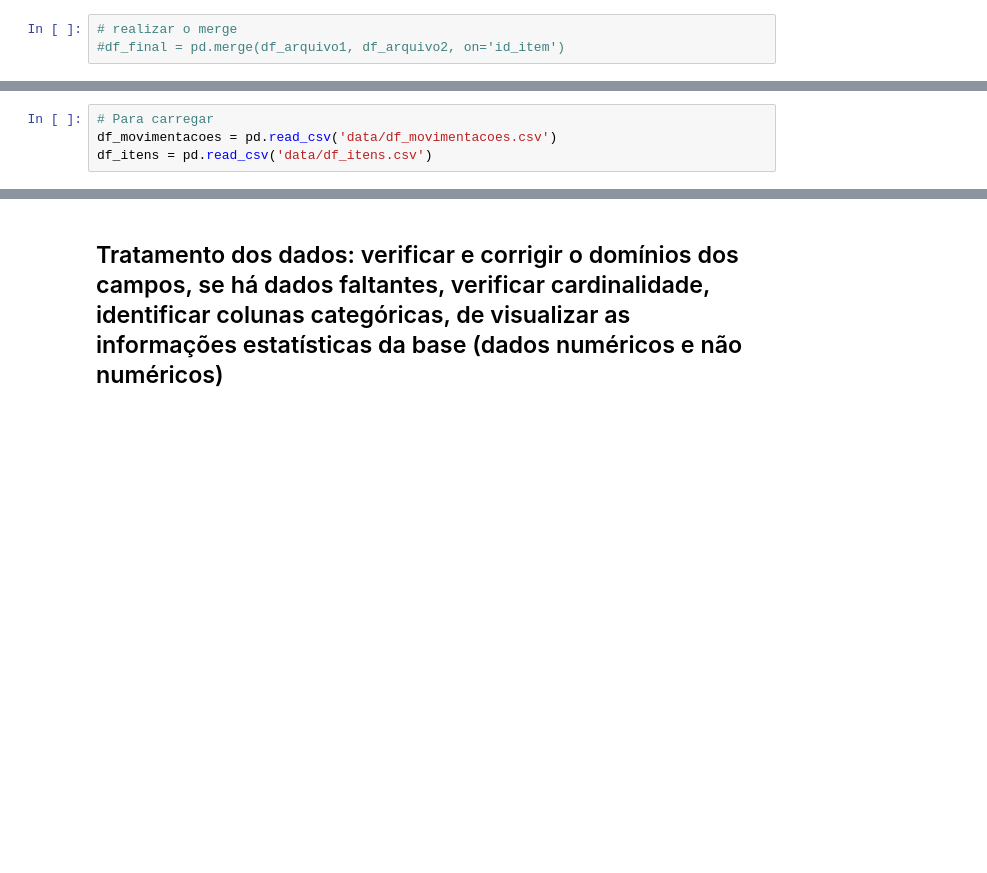
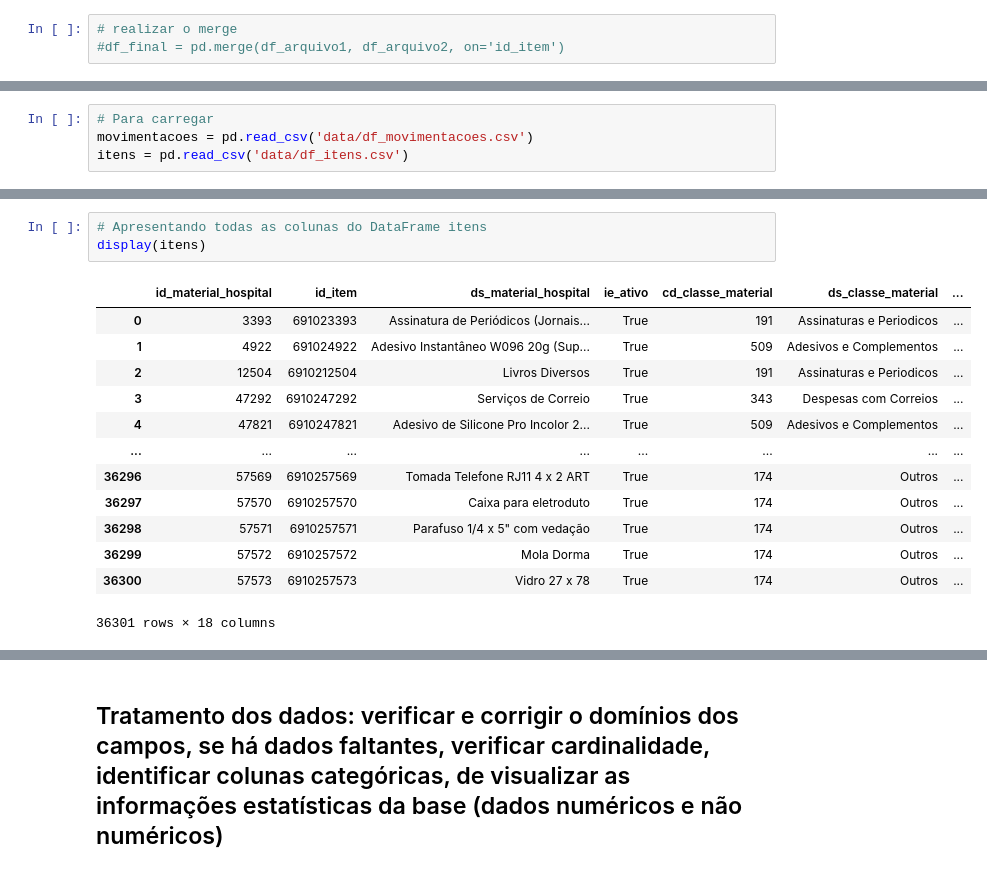
Before and after one commit to pedrofurmam/projeto-ciencia-de-dados, a Jupyter notebook: Projeto - Ciência de Dados Desafio.ipynb, the cells around one changed output, grey strips where cells are left out. Drawn from its saved outputs; the diff is of its cells as text; blank space fills up the shorter version.

Commit message:
tratamento base itens

```diff
--- a/Projeto - Ciência de Dados Desafio.ipynb
+++ b/Projeto - Ciência de Dados Desafio.ipynb
@@ -81,6 +81,6 @@ df_arquivo1.to_csv('data/df_movimentacoes.csv', index=False)
 df_arquivo2.to_csv('data/df_itens.csv', index=False)
 # %%
 # Para carregar
-df_movimentacoes = pd.read_csv('data/df_movimentacoes.csv')
-df_itens = pd.read_csv('data/df_itens.csv')
+movimentacoes = pd.read_csv('data/df_movimentacoes.csv')
+itens = pd.read_csv('data/df_itens.csv')
 # %%
@@ -100,4 +100,21 @@ display(df_movimentacoes)
 | 4877538 | FARMÁCIA CENTRAL | 9306 | Hospital Geral Unimed | 71276 | 1 | NaN | ... |
 | 4877539 | FARMÁCIA CENTRAL | 9306 | Hospital Geral Unimed | 54736 | 1 | NaN | ... |
 4877540 rows × 21 columns
+# %%
+# Apresentando todas as colunas do DataFrame itens
+display(itens)
+# %% [output]
+|  | id_material_hospital | id_item | ds_material_hospital | ie_ativo | cd_classe_material | ds_classe_material | ... |
+| 0 | 3393 | 691023393 | Assinatura de Periódicos (Jornais... | True | 191 | Assinaturas e Periodicos | ... |
+| 1 | 4922 | 691024922 | Adesivo Instantâneo W096 20g (Sup... | True | 509 | Adesivos e Complementos | ... |
+| 2 | 12504 | 6910212504 | Livros Diversos | True | 191 | Assinaturas e Periodicos | ... |
+| 3 | 47292 | 6910247292 | Serviços de Correio | True | 343 | Despesas com Correios | ... |
+| 4 | 47821 | 6910247821 | Adesivo de Silicone Pro Incolor 2... | True | 509 | Adesivos e Complementos | ... |
+| ... | ... | ... | ... | ... | ... | ... | ... |
+| 36296 | 57569 | 6910257569 | Tomada Telefone RJ11 4 x 2 ART | True | 174 | Outros | ... |
+| 36297 | 57570 | 6910257570 | Caixa para eletroduto | True | 174 | Outros | ... |
+| 36298 | 57571 | 6910257571 | Parafuso 1/4 x 5" com vedação | True | 174 | Outros | ... |
+| 36299 | 57572 | 6910257572 | Mola Dorma | True | 174 | Outros | ... |
+| 36300 | 57573 | 6910257573 | Vidro 27 x 78 | True | 174 | Outros | ... |
+36301 rows × 18 columns
 # %%
```
Also changed, not shown: parts of 28 cells of this notebook.
